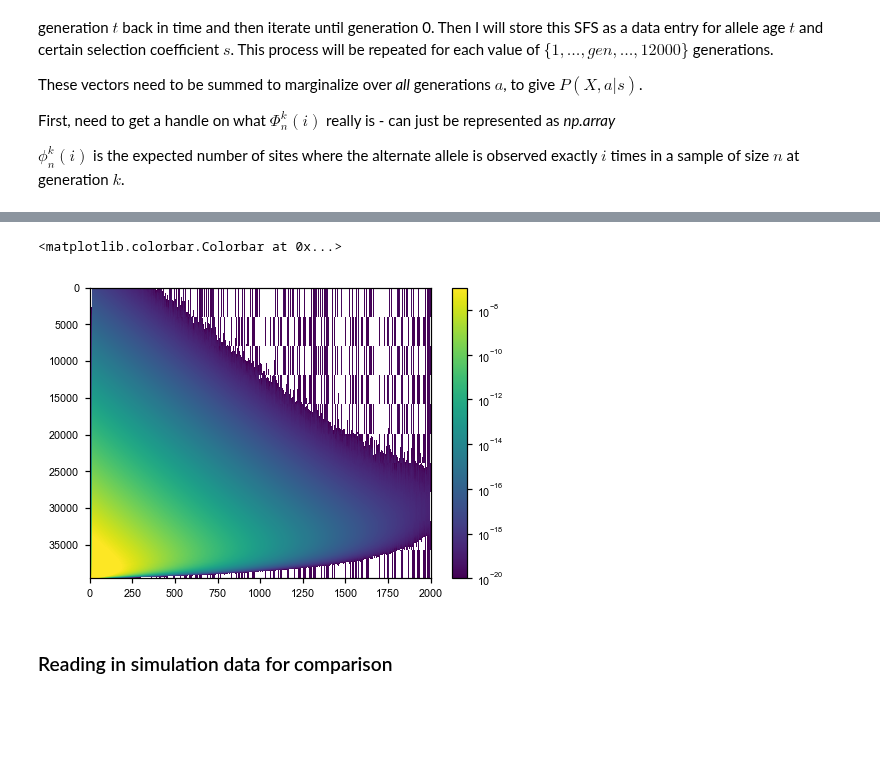
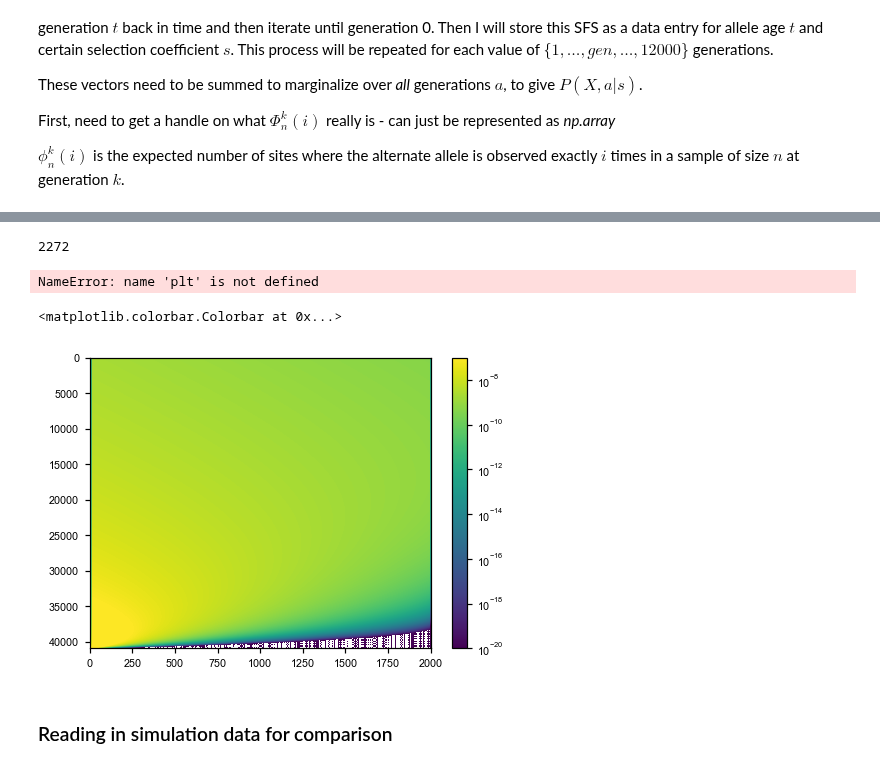
Before and after one commit to VivaswatS/selCoefEst, a Jupyter notebook: mom-framework.ipynb, the cells around one changed output, grey strips where cells are left out. Drawn from its saved outputs; the diff is of its cells as text; code cells hidden in the pictures; blank space fills up the shorter version.

```diff
--- a/mom-framework.ipynb
+++ b/mom-framework.ipynb
@@ -279,8 +281,9 @@ up_xa_s = {}
 # gamma = -np.logspace(2,-2,25)
 ## use different lengths of time for each gamma (high gamma - small limits)
 ## go up to 5 orders of magnitude below start (i.e., E[# seg sites] < 1e-11)
-limal = np.concatenate((np.linspace(6000,100000,15,dtype=int),np.repeat(100000,10)))
-for ig, g in enumerate(gamma):
+# limal = np.concatenate((np.linspace(6000,100000,15,dtype=int),np.repeat(100000,10)))
+limal = np.concatenate((np.linspace(6000,60000,100,dtype=int),np.repeat(60000,30)))
+for ig, g in enumerate(np.unique(it_gamma)):
     # unscaled probability - almost likelihood
     up_xa_s[g] = run_mom_iterate(limal[ig], 2000, 0.5*g/N, N, mu, misc = {'dt_fac':0.02, 'adapt_dt':True})
     # can project down to any sample size using moments.Spectrum(p_xa_s[g][-1,:]).project([20])*120/20
@@ -304,15 +305,19 @@ import sys
 # for ig, g in enumerate(gamma):
 #     up_xa_s[g] = np.random.randn(n*limal[ig]).reshape((n,limal[ig]))
 sys.getsizeof(up_xa_s)
+# %% [output]
+2272
 # %%
 # use these plots to figure out when to stop (for gamma<1, ok could stop at 10k for high gamma)
 plt.scatter(np.arange(100000)[::-1],(np.sum(up_xa_s[-1.],axis=1)),alpha=0.7,color='k')
 plt.scatter(np.arange(100000)[::-1],(np.sum(up_xa_s[-.1],axis=1)),alpha=0.7,color='grey')
 plt.loglog(); plt.xlabel('gens'); plt.ylabel('exp # of seg sites')
+# %% [output]
+NameError: name 'plt' is not defined
 # %%
 ## scaling the matrix from above to get pdf (all rows sum to 1)
 cutoff = 10 # 2 x # of inds
-for g in gamma:
+for g in np.unique(it_gamma):
     # normalizing by rows (summing across gens)
     # p_xa_s[g] = up_xa_s[g]/up_xa_s[g].sum(axis=0,keepdims=1)
     # normalizing by rows and cols (summing across gens and # of derived alleles)
@@ -335,11 +340,11 @@ for g in gamma:
 #         pp_xa_s[g][i,:] = moments.Spectrum(up_xa_s[g][i,:]).project([ss]) * 150/ss
 #     pp_xa_s[g] = pp_xa_s[g]/pp_xa_s[g].sum(axis=0,keepdims=1)
 # %%
-plt.imshow(up_xa_s[gamma[5]],aspect='auto',norm=colors.LogNorm(vmax=1e-7,vmin=1e-20)); plt.colorbar()
+plt.imshow(up_xa_s[gamma[15]],aspect='auto',norm=colors.LogNorm(vmax=1e-7,vmin=1e-20)); plt.colorbar()
 # np.min(p_xa_s[gamma[4]][10,:])
 # %% [output]
 <matplotlib.colorbar.Colorbar at 0x...>
-[figure, old version]
+[figure, new version]
 # %% [markdown]
 ### Reading in simulation data for comparison
 # %%
```
Also changed, not shown: parts of 32 cells of this notebook.
